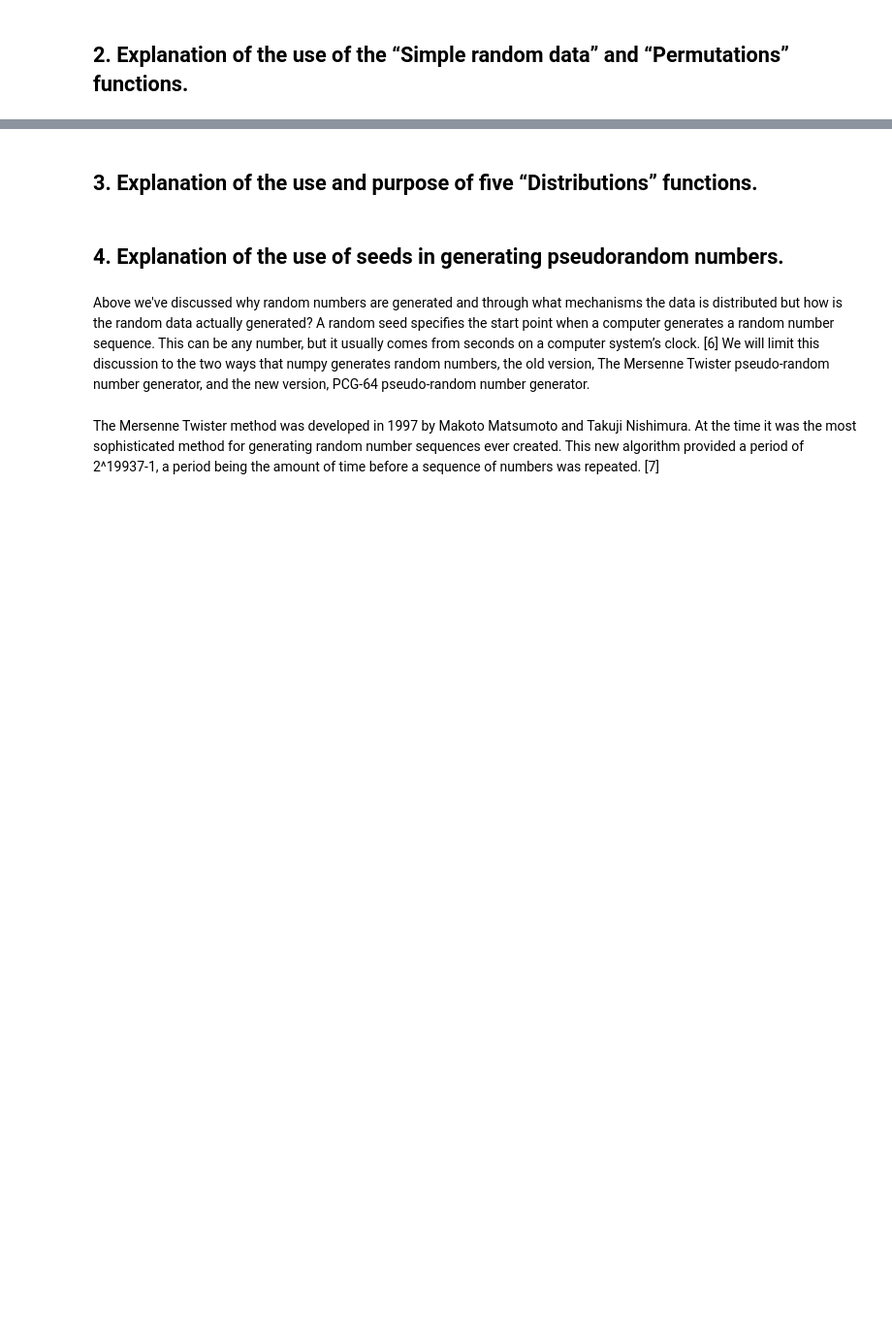
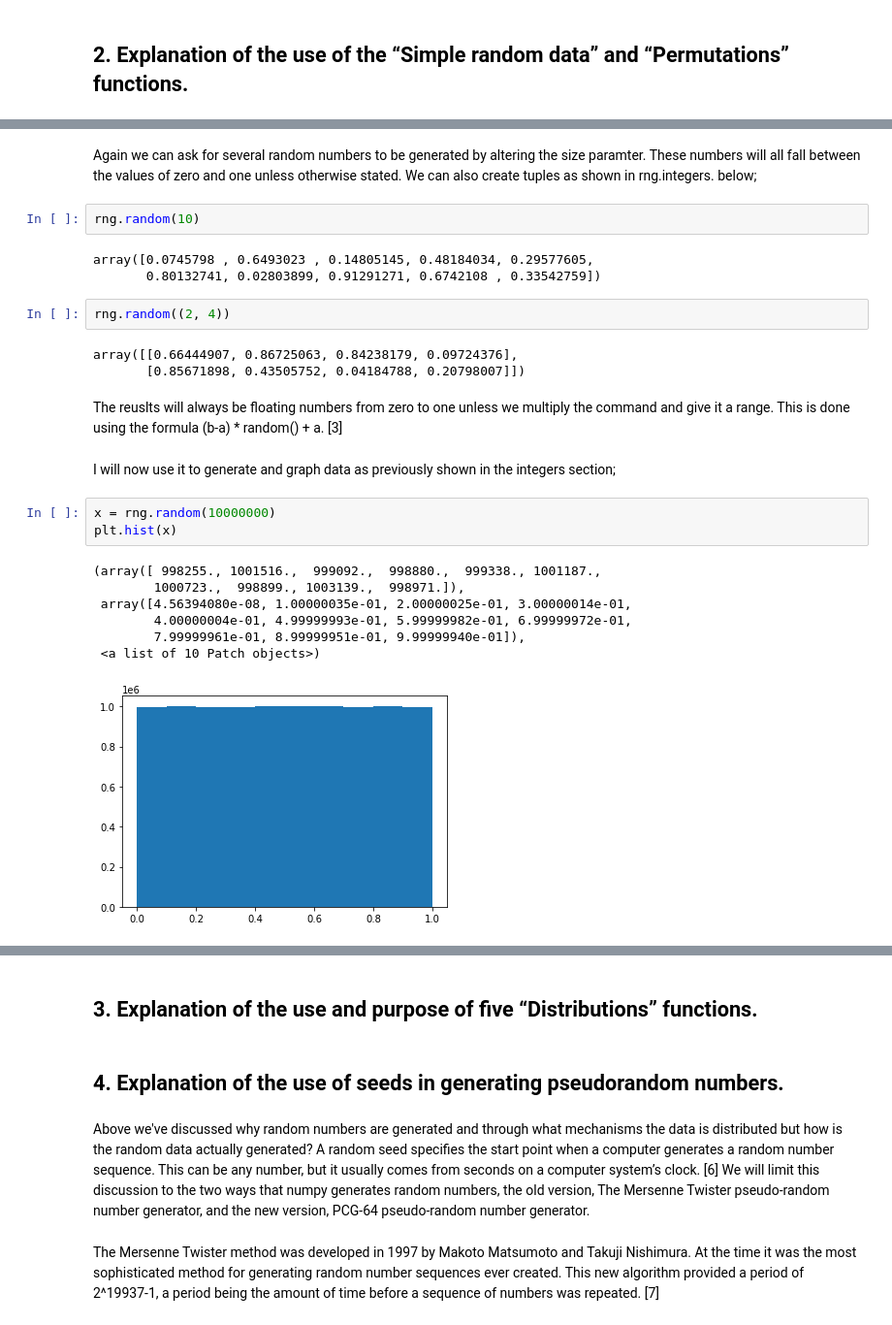
Before and after one commit to declanohara123/numpy-random, a Jupyter notebook: Numpy-Random Investigation.ipynb, the cells around one changed output, grey strips where cells are left out. Shown: that part at 97% size. Drawn from its saved outputs; the diff is of its cells as text; blank space fills up the shorter version.

```diff
--- a/Numpy-Random Investigation.ipynb
+++ b/Numpy-Random Investigation.ipynb
@@ -4,0 +105,27 @@
+# %% [markdown]
+Again we can ask for several random numbers to be generated by altering the size paramter. These numbers will all fall between the values of zero and one unless otherwise stated. We can also create tuples as shown in rng.integers. below;
+# %%
+rng.random(10)
+# %% [output]
+array([0.0745798 , 0.6493023 , 0.14805145, 0.48184034, 0.29577605,
+       0.80132741, 0.02803899, 0.91291271, 0.6742108 , 0.33542759])
+# %%
+rng.random((2, 4))
+# %% [output]
+array([[0.66444907, 0.86725063, 0.84238179, 0.09724376],
+       [0.85671898, 0.43505752, 0.04184788, 0.20798007]])
+# %% [markdown]
+The reuslts will always be floating numbers from zero to one unless we multiply the command and give it a range. This is done using the formula (b-a) * random() + a. [3]
+# %% [markdown]
+I will now use it to generate and graph data as previously shown in the integers section;
+# %%
+x = rng.random(10000000)
+plt.hist(x)
+# %% [output]
+(array([ 998255., 1001516.,  999092.,  998880.,  999338., 1001187.,
+        1000723.,  998899., 1003139.,  998971.]),
+ array([4.56394080e-08, 1.00000035e-01, 2.00000025e-01, 3.00000014e-01,
+        4.00000004e-01, 4.99999993e-01, 5.99999982e-01, 6.99999972e-01,
+        7.99999961e-01, 8.99999951e-01, 9.99999940e-01]),
+ <a list of 10 Patch objects>)
+[figure, added]
```
Also changed, not shown: parts of 56 cells of this notebook.
